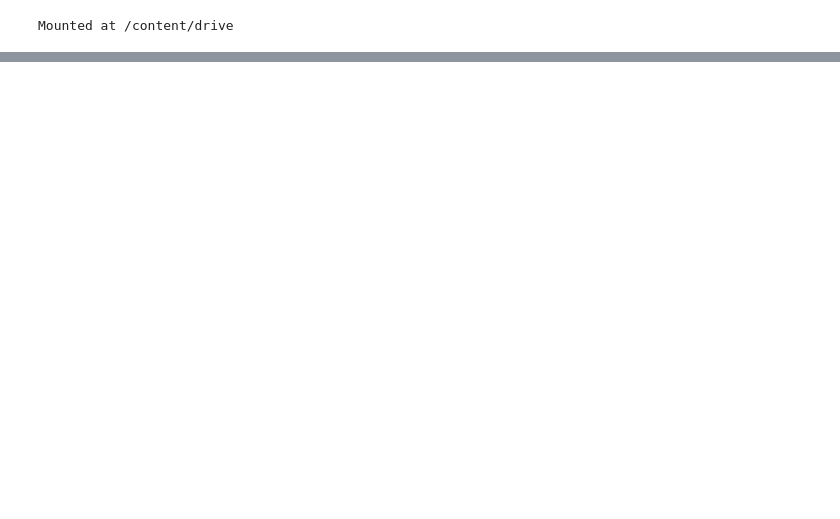
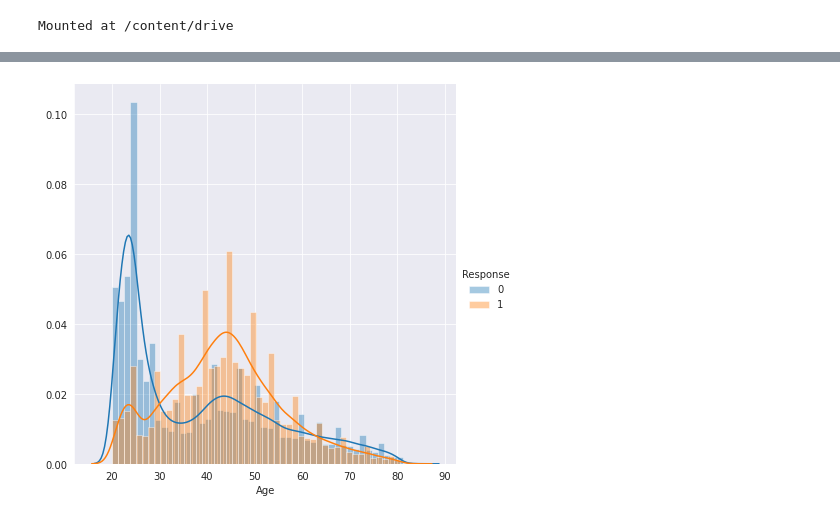
Before and after one commit to me-smishra27/HEALTH-INSURANCE-CROSS-SELL-PREDICTION, a Jupyter notebook: HEALTH_INSURANCE_CROSS_SELL_PREDICTION.ipynb, the cells around one changed output, grey strips where cells are left out. Cells and saved outputs as stored; diff of their text form; code cells hidden in the pictures; blank space fills up the shorter version.

```diff
--- a/HEALTH_INSURANCE_CROSS_SELL_PREDICTION.ipynb
+++ b/HEALTH_INSURANCE_CROSS_SELL_PREDICTION.ipynb
@@ -674,0 +541,5 @@ test_class_preds = rf_clf.predict(X_test)
+# %%
+sns.FacetGrid(dataset ,hue='Response',size=6).map(sns.distplot,"Age").add_legend();
+plt.show()
+# %% [output]
+[figure, added]
```
Also changed, not shown: parts of 313 cells of this notebook.
